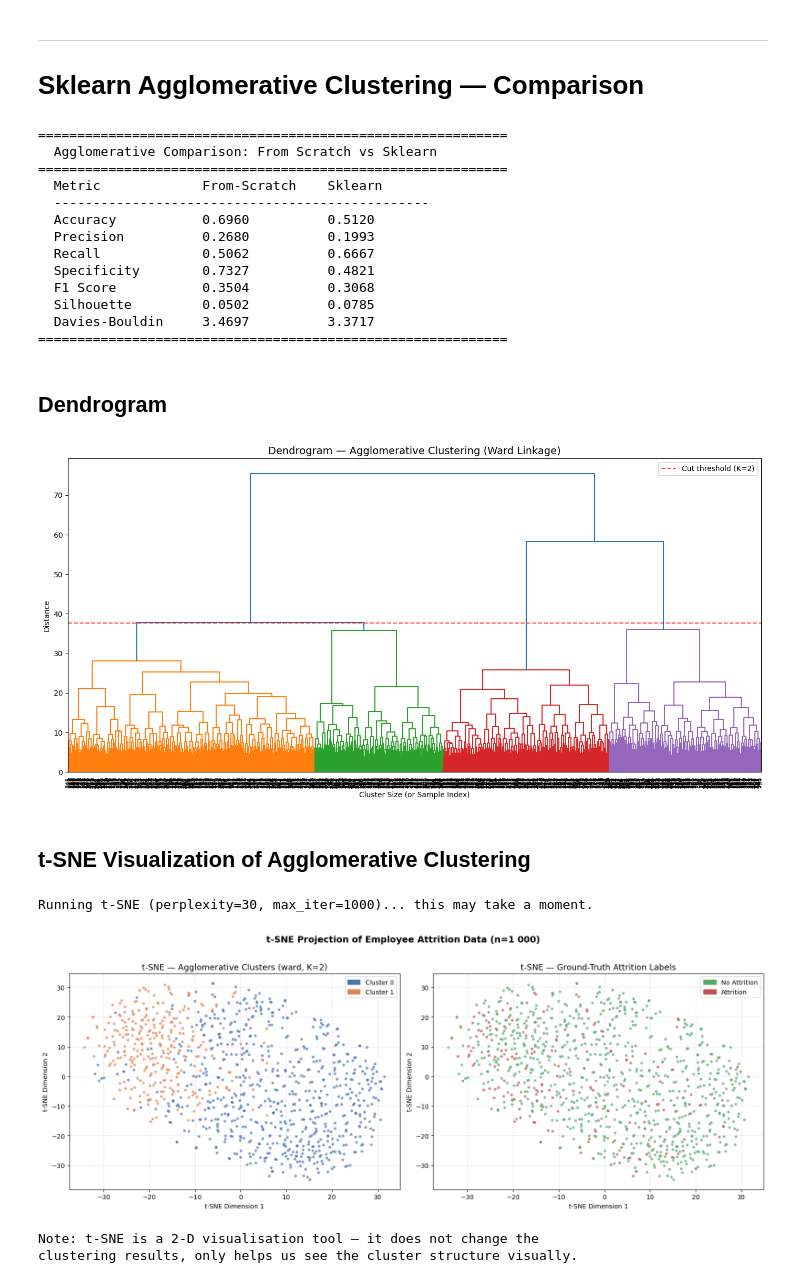
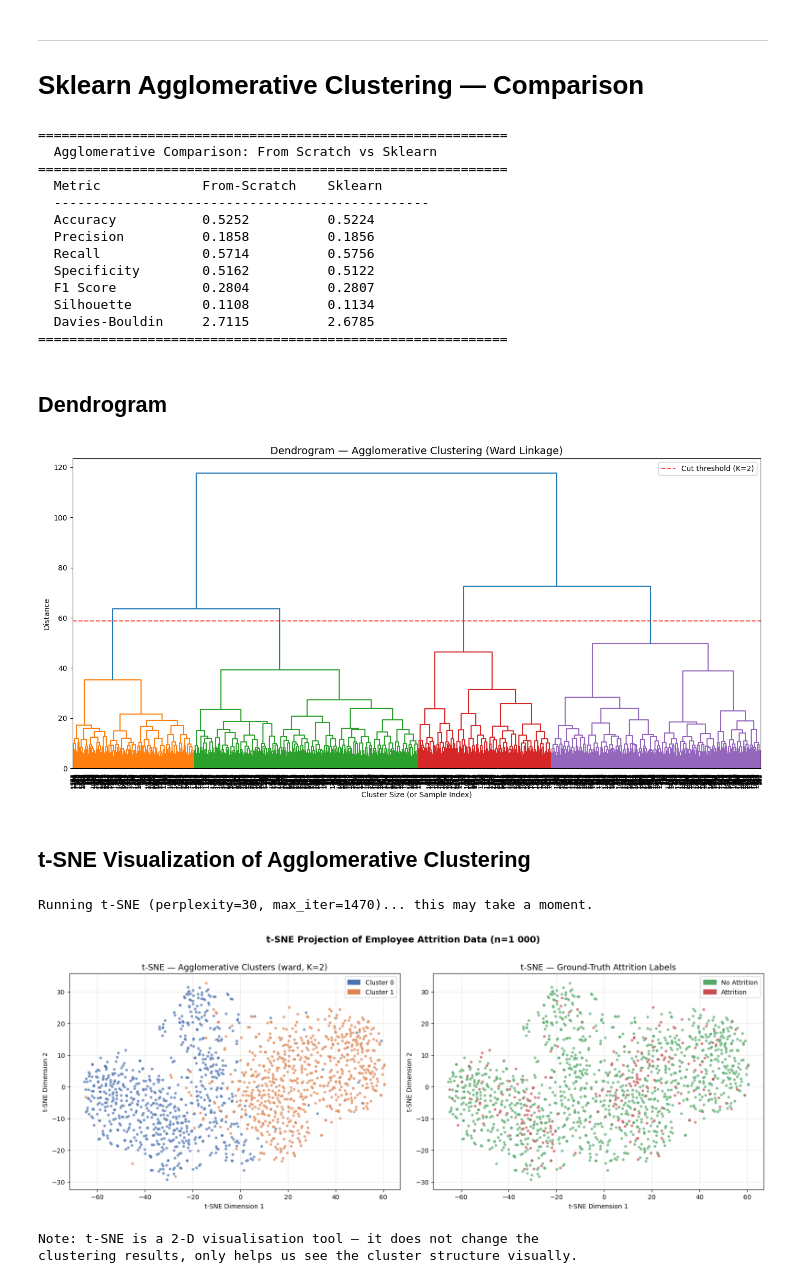
Before and after one commit to jiraphat48026/HR-Machine-Learning-Project, a Jupyter notebook: models/agglomerative_clustering.ipynb, the cells around one changed output. Cells and saved outputs as stored; diff of their text form; code cells hidden in the pictures.

Commit message:
update: aggromerative use full data instead of sample

```diff
--- a/models/agglomerative_clustering.ipynb
+++ b/models/agglomerative_clustering.ipynb
@@ -122,7 +122,7 @@ print(f"Attrition distribution (real): No={np.sum(attrition_binary == 0)}, Yes={
 
 # Sample the dataset for agglomerative clustering (O(n^3) is too slow on full data)
 # Stratified sample to preserve the real class imbalance
-SAMPLE_SIZE = 1000
+SAMPLE_SIZE = 1470
 np.random.seed(42)
 idx_no  = np.where(attrition_binary == 0)[0]
 idx_yes = np.where(attrition_binary == 1)[0]
@@ -334,13 +296,13 @@ print("=" * 60)
 ============================================================
   Metric             From-Scratch    Sklearn
   ------------------------------------------------
-  Accuracy           0.6960          0.5120
-  Precision          0.2680          0.1993
-  Recall             0.5062          0.6667
-  Specificity        0.7327          0.4821
-  F1 Score           0.3504          0.3068
-  Silhouette         0.0502          0.0785
-  Davies-Bouldin     3.4697          3.3717
+  Accuracy           0.5252          0.5224
+  Precision          0.1858          0.1856
+  Recall             0.5714          0.5756
+  Specificity        0.5162          0.5122
+  F1 Score           0.2804          0.2807
+  Silhouette         0.1108          0.1134
+  Davies-Bouldin     2.7115          2.6785
 ============================================================
 # %% [markdown]
 ## Dendrogram
@@ -363,12 +325,12 @@ plt.legend()
 plt.tight_layout()
 plt.show()
 # %% [output]
-[figure, old version]
+[figure, new version]
 # %% [markdown]
 ## t-SNE Visualization of Agglomerative Clustering
 # %%
-print("Running t-SNE (perplexity=30, max_iter=1000)... this may take a moment.")
-tsne = TSNE(n_components=2, perplexity=30, max_iter=1000, random_state=42)
+print("Running t-SNE (perplexity=30, max_iter=1470)... this may take a moment.")
+tsne = TSNE(n_components=2, perplexity=30, max_iter=1470, random_state=42)
 X_tsne = tsne.fit_transform(X)
 
 cluster_colors  = np.array(["#4C72B0", "#DD8452"])
@@ -387,34 +349,34 @@ patch0 = mpatches.Patch(color=cluster_colors[0], label="Cluster 0")
 patch1 = mpatches.Patch(color=cluster_colors[1], label="Cluster 1")
 ax.legend(handles=[patch0, patch1], loc="best", fontsize=10)
 ax.set_title("t-SNE — Agglomerative Clusters (ward, K=2)", fontsize=13)
 ax.set_xlabel("t-SNE Dimension 1")
 ax.set_ylabel("t-SNE Dimension 2")
 ax.grid(True, linestyle="--", alpha=0.4)
 
 # Ground truth
 ax = axes[1]
 scatter_t = ax.scatter(
     X_tsne[:, 0], X_tsne[:, 1],
     c=[true_colors[y] for y in y_true],
     s=18, alpha=0.7, edgecolors="none"
 )
 patch_no  = mpatches.Patch(color=true_colors[0], label="No Attrition")
 patch_yes = mpatches.Patch(color=true_colors[1], label="Attrition")
 ax.legend(handles=[patch_no, patch_yes], loc="best", fontsize=10)
 ax.set_title("t-SNE — Ground-Truth Attrition Labels", fontsize=13)
 ax.set_xlabel("t-SNE Dimension 1")
 ax.set_ylabel("t-SNE Dimension 2")
 ax.grid(True, linestyle="--", alpha=0.4)
 
 plt.suptitle("t-SNE Projection of Employee Attrition Data (n=1 000)",
              fontsize=14, fontweight="bold", y=1.02)
 plt.tight_layout()
 plt.show()
 
 print("\nNote: t-SNE is a 2-D visualisation tool — it does not change the",
       "\nclustering results, only helps us see the cluster structure visually.")
 # %% [output]
-Running t-SNE (perplexity=30, max_iter=1000)... this may take a moment.
+Running t-SNE (perplexity=30, max_iter=1470)... this may take a moment.
-[figure, old version]
+[figure, new version]
 Note: t-SNE is a 2-D visualisation tool — it does not change the
 clustering results, only helps us see the cluster structure visually.
```
Also changed, not shown: parts of 6 cells of this notebook.
